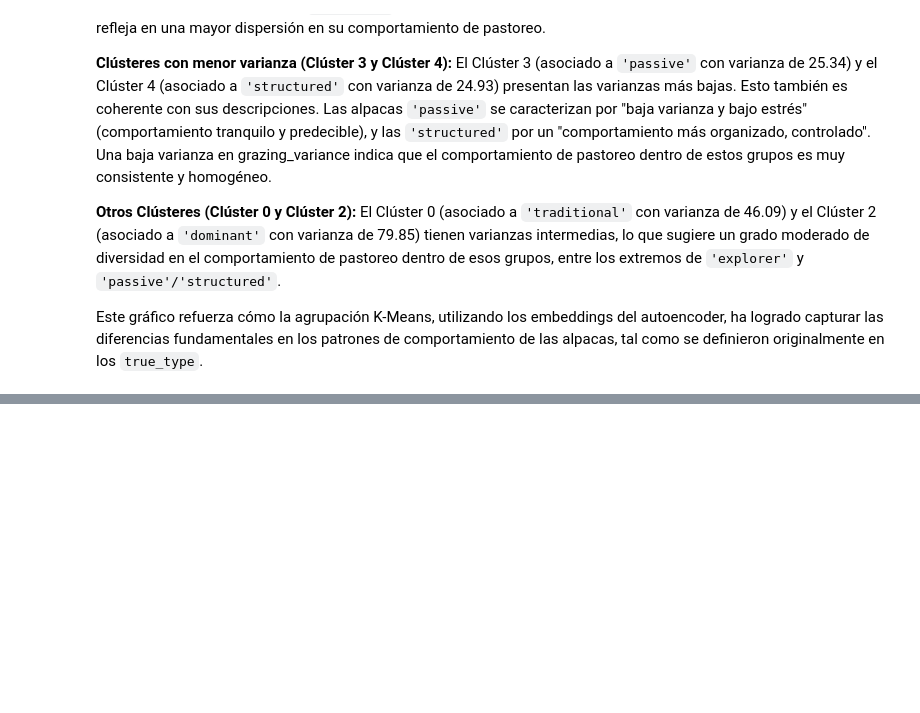
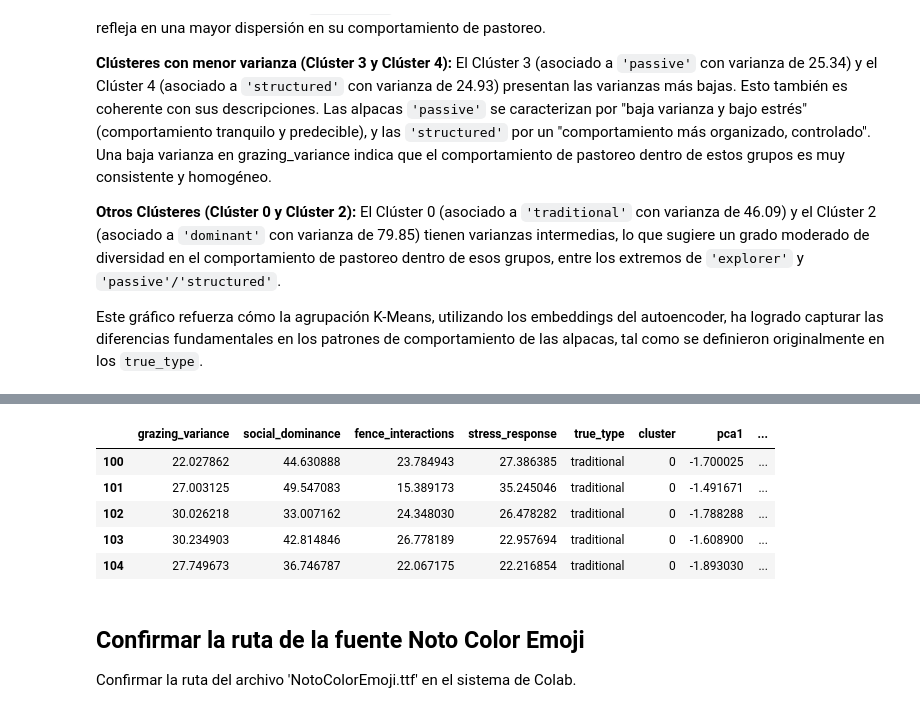
Before and after one commit to Orliluq/alpaca-linux, a Jupyter notebook: Alpaca_Linux.ipynb, the cells around one changed output, grey strips where cells are left out. Cells and saved outputs as stored; diff of their text form; code cells hidden in the pictures; blank space fills up the shorter version.

Commit message:
Se creó con Colab

```diff
--- a/Alpaca_Linux.ipynb
+++ b/Alpaca_Linux.ipynb
@@ -417,0 +658,14 @@ Este gráfico refuerza cómo la agrupación K-Means, utilizando los embeddings d
+# %%
+df_cluster_0 = df[df['cluster'] == 0]
+df_cluster_0.head()
+# %% [output]
+|  | grazing_variance | social_dominance | fence_interactions | stress_response | true_type | cluster | pca1 | ... |
+| 100 | 22.027862 | 44.630888 | 23.784943 | 27.386385 | traditional | 0 | -1.700025 | ... |
+| 101 | 27.003125 | 49.547083 | 15.389173 | 35.245046 | traditional | 0 | -1.491671 | ... |
+| 102 | 30.026218 | 33.007162 | 24.348030 | 26.478282 | traditional | 0 | -1.788288 | ... |
+| 103 | 30.234903 | 42.814846 | 26.778189 | 22.957694 | traditional | 0 | -1.608900 | ... |
+| 104 | 27.749673 | 36.746787 | 22.067175 | 22.216854 | traditional | 0 | -1.893030 | ... |
+# %% [markdown]
+## **Confirmar la ruta de la fuente Noto Color Emoji**
+
+Confirmar la ruta del archivo 'NotoColorEmoji.ttf' en el sistema de Colab.
```
Also changed, not shown: parts of 16 cells of this notebook.
